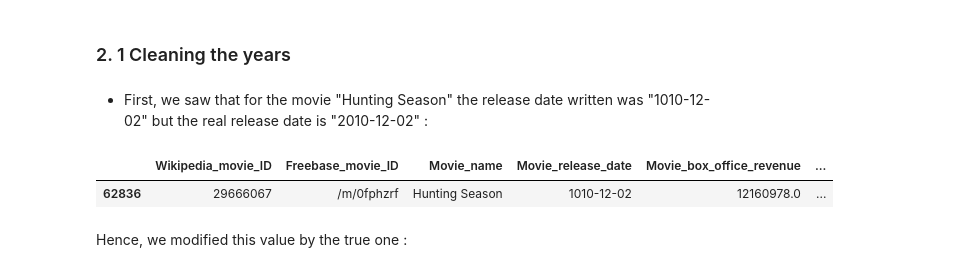
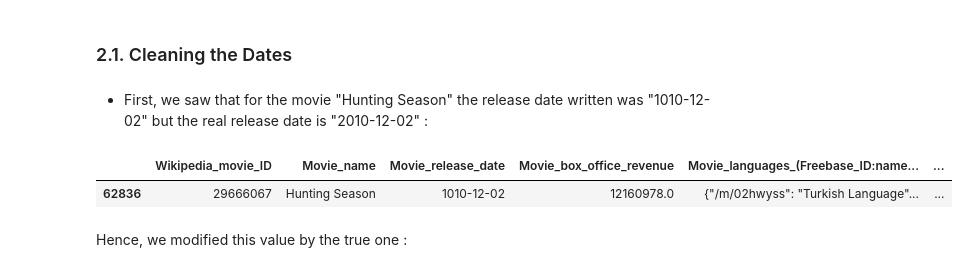
Before and after one commit to epfl-ada/ada-2024-project-melyn, a Jupyter notebook: pipeline/movie_dataset_cleaning.ipynb, the cells around one changed output. Cells and saved outputs as stored; diff of their text form; code cells hidden in the pictures.

```diff
--- a/pipeline/movie_dataset_cleaning.ipynb
+++ b/pipeline/movie_dataset_cleaning.ipynb
@@ -48,0 +50,3 @@ movies_with_box_office.shape[0]
+# %%
+movies_clean = movies.drop(columns=['Freebase_movie_ID','Movie_runtime'])
+movies_clean.sample(5)
@@ -49,12 +60,12 @@ movies_with_box_office.shape[0]
 # %% [markdown]
-###  2. 1 Cleaning the years
+###  2.1. Cleaning the Dates
 # %% [markdown]
 - First, we saw that for the movie "Hunting Season" the release date written was "1010-12-02" but the real release date is  "2010-12-02" :
 # %%
-movies.loc[movies['Movie_name'] == 'Hunting Season']
+movies_clean.loc[movies['Movie_name'] == 'Hunting Season']
 # %% [output]
-|  | Wikipedia_movie_ID | Freebase_movie_ID | Movie_name | Movie_release_date | Movie_box_office_revenue | ... |
-| 62836 | 29666067 | /m/0fphzrf | Hunting Season | 1010-12-02 | 12160978.0 | ... |
+|  | Wikipedia_movie_ID | Movie_name | Movie_release_date | Movie_box_office_revenue | Movie_languages_(Freebase_ID:name... | ... |
+| 62836 | 29666067 | Hunting Season | 1010-12-02 | 12160978.0 | {"/m/02hwyss": "Turkish Language"... | ... |
 # %% [markdown]
 Hence, we modified this value by the true one :
 # %%
```
Also changed, not shown: parts of 57 cells of this notebook, 21 other files.
